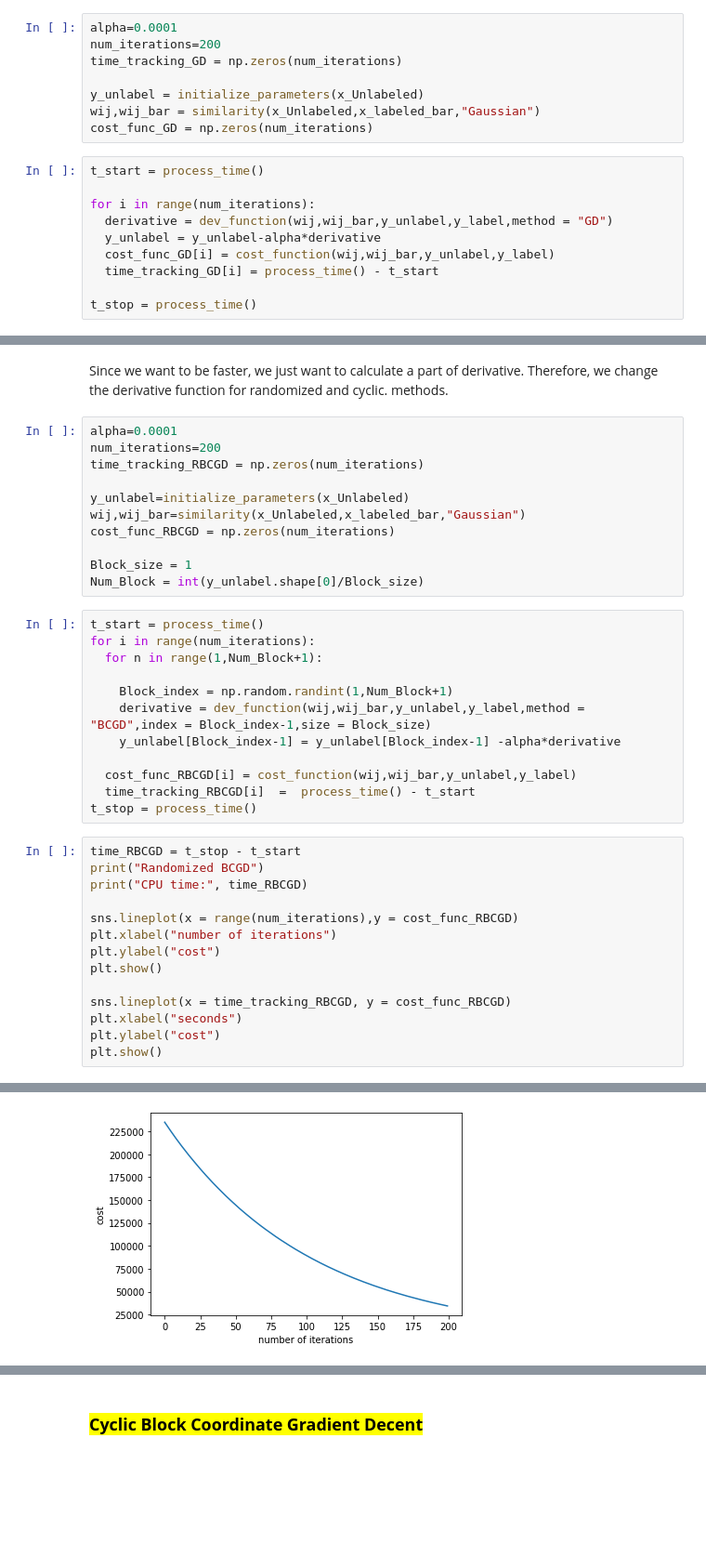
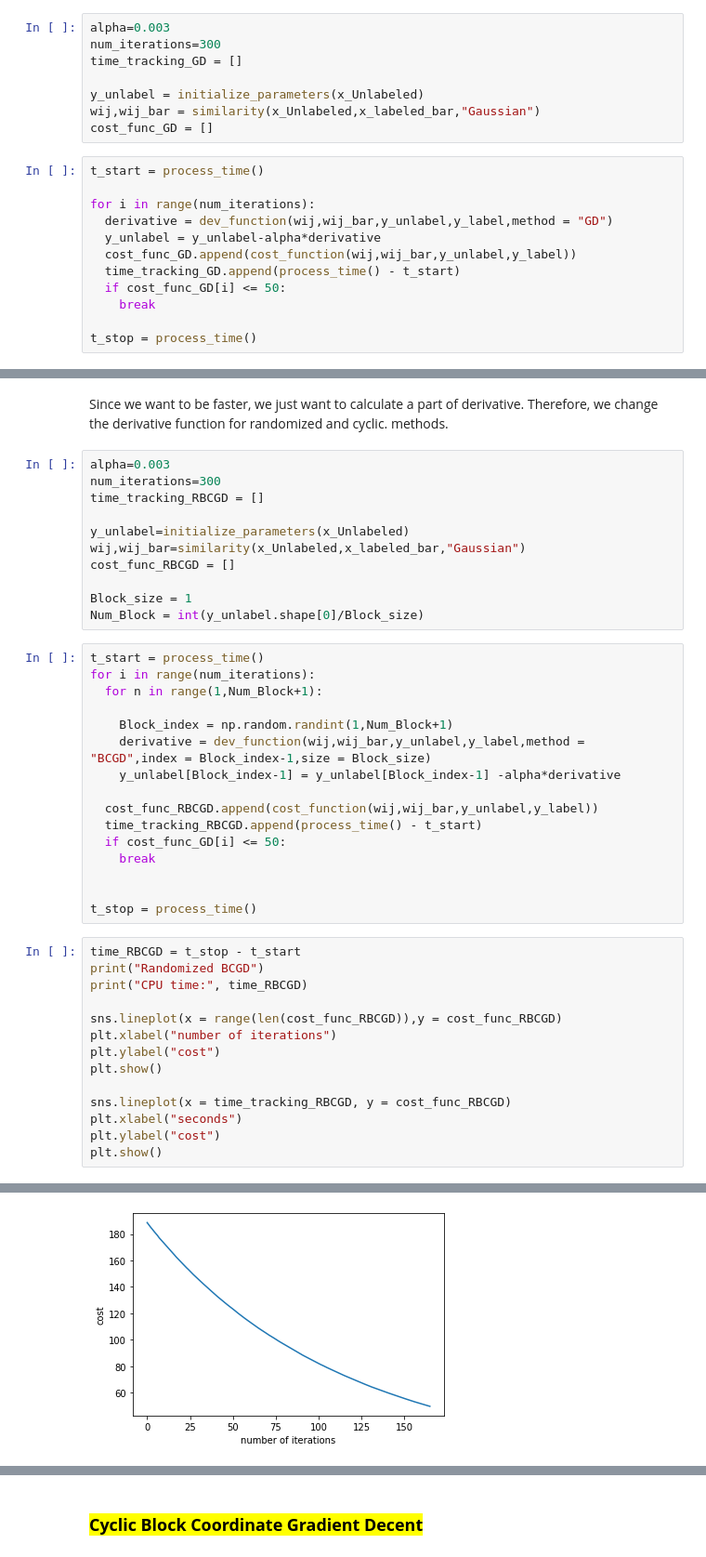
Before and after one commit to mojeee/OptimizationFor-DataScience, a Jupyter notebook: HW/Optimization.ipynb, the cells around one changed output, grey strips where cells are left out. Shown: that part at 93% size. Cells and saved outputs as stored; diff of their text form; blank space fills up the shorter version.

```diff
--- a/HW/Optimization.ipynb
+++ b/HW/Optimization.ipynb
@@ -198,21 +198,23 @@ def dev_function(wij,wij_bar,y_unlabel,y_label,method,index=1,size=0):
 # %% [markdown]
 ### <mark><b>Gradient Descent</b></mark>
 # %%
-alpha=0.0001
-num_iterations=200
-time_tracking_GD = np.zeros(num_iterations)
+alpha=0.003
+num_iterations=300
+time_tracking_GD = []
 
 y_unlabel = initialize_parameters(x_Unlabeled)
 wij,wij_bar = similarity(x_Unlabeled,x_labeled_bar,"Gaussian")
-cost_func_GD = np.zeros(num_iterations)
+cost_func_GD = []
 # %%
 t_start = process_time()
 
 for i in range(num_iterations):
   derivative = dev_function(wij,wij_bar,y_unlabel,y_label,method = "GD")
   y_unlabel = y_unlabel-alpha*derivative
-  cost_func_GD[i] = cost_function(wij,wij_bar,y_unlabel,y_label)
-  time_tracking_GD[i] = process_time() - t_start
+  cost_func_GD.append(cost_function(wij,wij_bar,y_unlabel,y_label))
+  time_tracking_GD.append(process_time() - t_start)
+  if cost_func_GD[i] <= 50:
+    break
 
 t_stop = process_time()
 # %%
@@ -255,13 +258,13 @@ pyplot.show()
 # %% [markdown]
 Since we want to be faster, we just want to calculate a part of derivative. Therefore, we change the derivative function for randomized and cyclic. methods.
 # %%
-alpha=0.0001
-num_iterations=200
-time_tracking_RBCGD = np.zeros(num_iterations)
+alpha=0.003
+num_iterations=300
+time_tracking_RBCGD = []
 
 y_unlabel=initialize_parameters(x_Unlabeled)
 wij,wij_bar=similarity(x_Unlabeled,x_labeled_bar,"Gaussian")
-cost_func_RBCGD = np.zeros(num_iterations)
+cost_func_RBCGD = []
 
 Block_size = 1
 Num_Block = int(y_unlabel.shape[0]/Block_size)
@@ -274,15 +277,19 @@ for i in range(num_iterations):
     derivative = dev_function(wij,wij_bar,y_unlabel,y_label,method = "BCGD",index = Block_index-1,size = Block_size)
     y_unlabel[Block_index-1] = y_unlabel[Block_index-1] -alpha*derivative
 
-  cost_func_RBCGD[i] = cost_function(wij,wij_bar,y_unlabel,y_label)
-  time_tracking_RBCGD[i]  =  process_time() - t_start
+  cost_func_RBCGD.append(cost_function(wij,wij_bar,y_unlabel,y_label))
+  time_tracking_RBCGD.append(process_time() - t_start)
+  if cost_func_GD[i] <= 50:
+    break
+
+
 t_stop = process_time()
 # %%
 time_RBCGD = t_stop - t_start
 print("Randomized BCGD")
 print("CPU time:", time_RBCGD)
 
-sns.lineplot(x = range(num_iterations),y = cost_func_RBCGD)
+sns.lineplot(x = range(len(cost_func_RBCGD)),y = cost_func_RBCGD)
 plt.xlabel("number of iterations")
 plt.ylabel("cost")
 plt.show()
@@ -297 +304 @@ CPU time: 899.2394988850001
-[figure, old version]
+[figure, new version]
```
Also changed, not shown: parts of 13 cells of this notebook, 1 other file.
